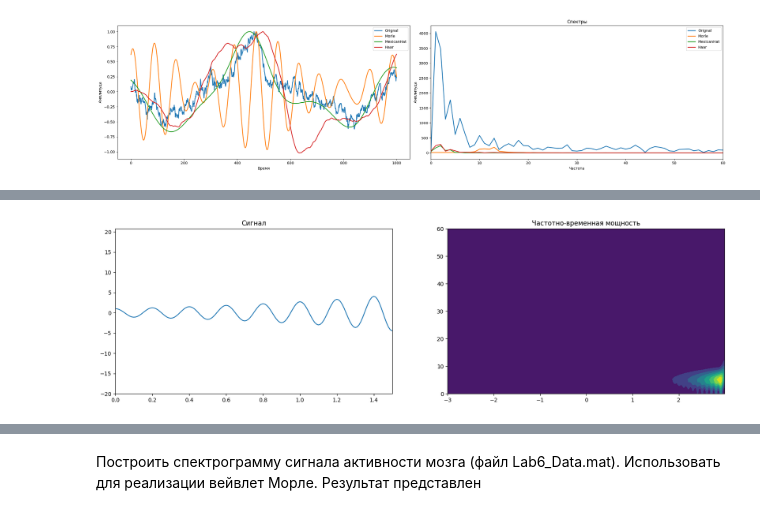
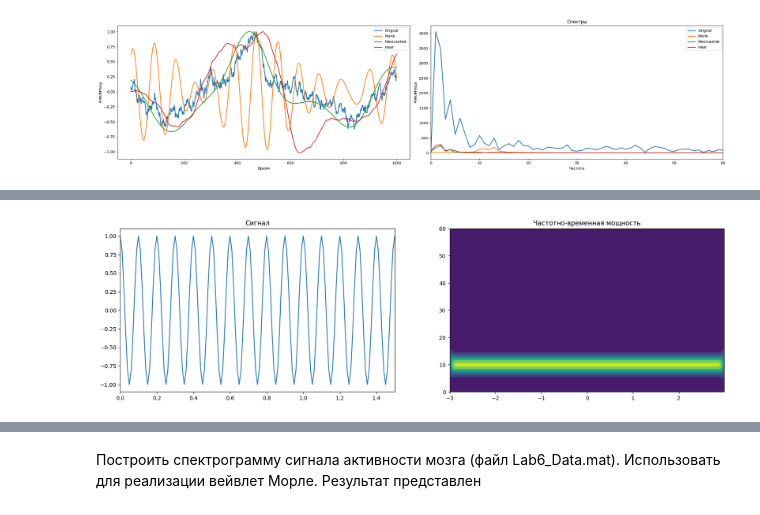
Before and after one commit to EmelyanovAlexey/digital_signal, a Jupyter notebook: lab_6.ipynb, the cells around one changed output, grey strips where cells are left out. Saved outputs shown, nothing was run; the diff lists cells and outputs as text; code cells hidden in the pictures.

```diff
--- a/lab_6.ipynb
+++ b/lab_6.ipynb
@@ -236,23 +244,23 @@ plt.show()
 # %%
 step = 100
 time_series = np.arange(-3, 3, 1/step)
-signal, spertor = simple_signal_and_spector(time_series, step)
+# signal, spertor = simple_signal_and_spector(time_series, step)
 
 t = np.cos(time_series * np.pi * 10)
-signal = t * np.exp(2)
+signal =  np.cos(time_series * np.pi * 20)
 w, Ws = create_wavelets(MorleWewlet, time_series, Freq1=70, Freq2_max=60, wavelet_params={"sigma":0.07})
 tf = compute_time_frequency(time_series, signal, w, Ws)
 
 fig = plt.figure(figsize=(20, 12))
 plt.subplot(221)
 plt.title("Cигнал")
 plt.plot(time_series, signal)
 plt.xlim(0, 1.5)
 
 plt.subplot(222)
 plt.contourf(time_series, w, tf)
 plt.title('Частотно-временная мощность')
 
 plt.show()
 # %% [output]
-[figure, old version]
+[figure, new version]
```
Also changed, not shown: parts of 4 cells of this notebook, 1 other file.
